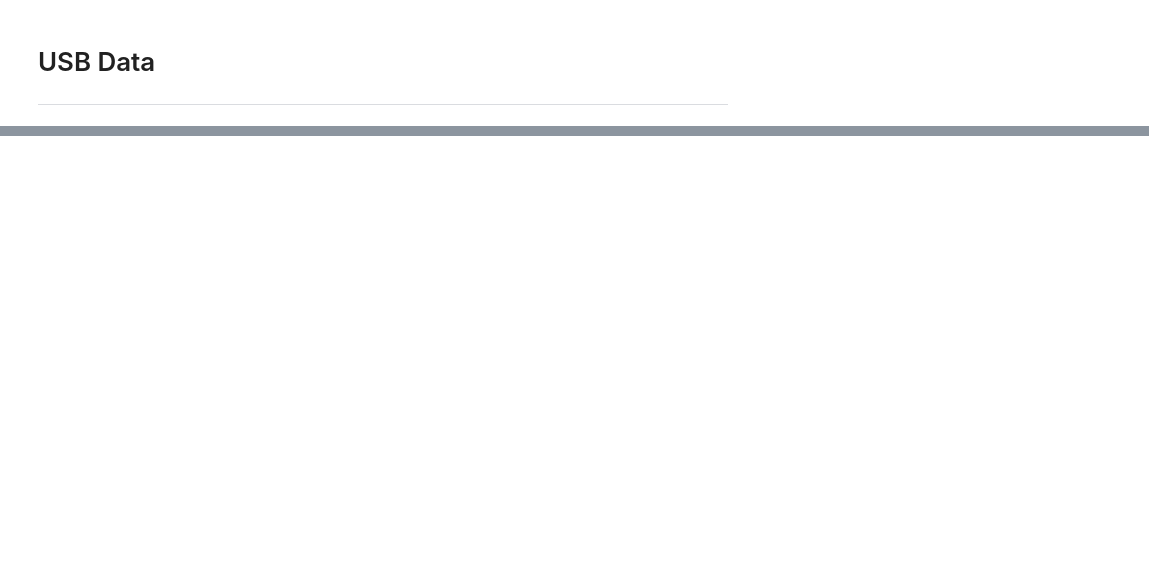
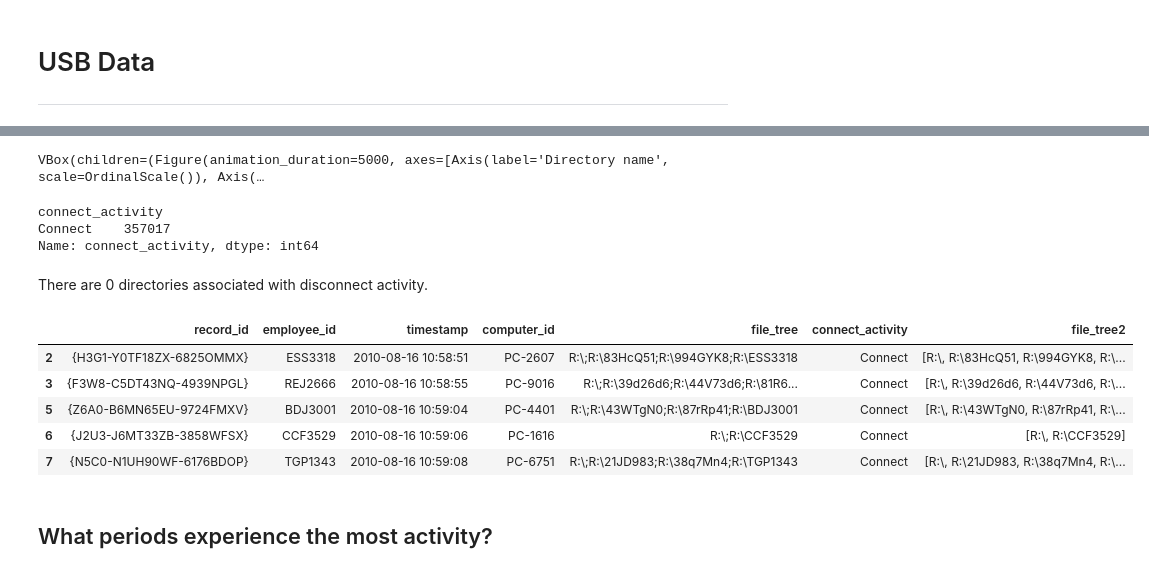
Before and after one commit to 1cepath/data-understanding, a Jupyter notebook: notebooks/03-usb.ipynb, the cells around one changed output, grey strips where cells are left out. Cells and saved outputs as stored; diff of their text form; code cells hidden in the pictures; blank space fills up the shorter version.

```diff
--- a/notebooks/03-usb.ipynb
+++ b/notebooks/03-usb.ipynb
@@ -272,0 +240,8 @@ Figure(marks=[bar_chart], axes=[x_ax, y_ax], animation_duration=1000,
+# %%
+pc = (df.groupby(["computer_id", "connect_activity"])["employee_id"]
+      .size()
+      .unstack()
+      .sort_values(by = "Connect", ascending = False)
+      .head(n = 10)
+     )
+pc
@@ -272,0 +310,2 @@ Figure(marks=[bar_chart], axes=[x_ax, y_ax], animation_duration=1000,
+# %%
+df["file_tree2"] = df.file_tree.apply(lambda x: x.split(";"))
@@ -272,0 +340,67 @@ Figure(marks=[bar_chart], axes=[x_ax, y_ax], animation_duration=1000,
+# %%
+xs = OrdinalScale()
+ys = LinearScale()
+x = dir_count.tail(n = 10).index
+y = dir_count.tail(n = 10).values
+
+bar_chart = Bars(x = x, y = y,
+                 scales = {'x': xs, 'y': ys},
+                 colors = ["dodgerblue"],
+                 padding = 0.2,
+                 display_legend = False,
+                 labels = ["Directory name"])
+
+tt = Tooltip(fields = ["x", "y"],
+             formats = ["", "f"],
+             labels = ["Directory", "Count"])
+
+bar_chart.tooltip = tt
+bar_chart.selected_style = {"fill" : "red"}
+bar_chart.interactions = {
+    'legend_hover': 'highlight_axes',
+    'hover': 'tooltip',
+    'click': 'select',
+}
+
+x_ax = Axis(scale=xs, label='Directory name', grid_lines='solid')
+y_ax = Axis(scale=ys, orientation='vertical', tick_format='f', label='Count (log)', grid_lines='solid')
+
+
+panzoom = PanZoom(scales={'x': [xs], 'y': [ys]})
+
+fig3 = Figure(marks=[bar_chart],
+              axes=[x_ax, y_ax],
+              animation_duration=5000,
+              layout = fig_layout,
+              background_style={'fill': 'aliceblue'},
+              title = "Proportion of Directory Access",
+              legend_location = "top-right",
+              legend_style = {"fill" : "white"}
+             )
+
+
+ipw.VBox([fig3])
+# %% [output]
+VBox(children=(Figure(animation_duration=5000, axes=[Axis(label='Directory name', scale=OrdinalScale()), Axis(…
+# %%
+_dir = (df[df["file_tree"] != "nan"]
+        .groupby("connect_activity")
+       )
+_dir.connect_activity.count()
+# %% [output]
+connect_activity
+Connect    357017
+Name: connect_activity, dtype: int64
+# %% [markdown]
+There are 0 directories associated with disconnect activity.
+# %%
+_dir.head()
+# %% [output]
+|  | record_id | employee_id | timestamp | computer_id | file_tree | connect_activity | file_tree2 |
+| 2 | {H3G1-Y0TF18ZX-6825OMMX} | ESS3318 | 2010-08-16 10:58:51 | PC-2607 | R:\;R:\83HcQ51;R:\994GYK8;R:\ESS3318 | Connect | [R:\, R:\83HcQ51, R:\994GYK8, R:\... |
+| 3 | {F3W8-C5DT43NQ-4939NPGL} | REJ2666 | 2010-08-16 10:58:55 | PC-9016 | R:\;R:\39d26d6;R:\44V73d6;R:\81R6... | Connect | [R:\, R:\39d26d6, R:\44V73d6, R:\... |
+| 5 | {Z6A0-B6MN65EU-9724FMXV} | BDJ3001 | 2010-08-16 10:59:04 | PC-4401 | R:\;R:\43WTgN0;R:\87rRp41;R:\BDJ3001 | Connect | [R:\, R:\43WTgN0, R:\87rRp41, R:\... |
+| 6 | {J2U3-J6MT33ZB-3858WFSX} | CCF3529 | 2010-08-16 10:59:06 | PC-1616 | R:\;R:\CCF3529 | Connect | [R:\, R:\CCF3529] |
+| 7 | {N5C0-N1UH90WF-6176BDOP} | TGP1343 | 2010-08-16 10:59:08 | PC-6751 | R:\;R:\21JD983;R:\38q7Mn4;R:\TGP1343 | Connect | [R:\, R:\21JD983, R:\38q7Mn4, R:\... |
+# %% [markdown]
+## What periods experience the most activity?
```
Also changed, not shown: parts of 51 cells of this notebook, 5 other files.
